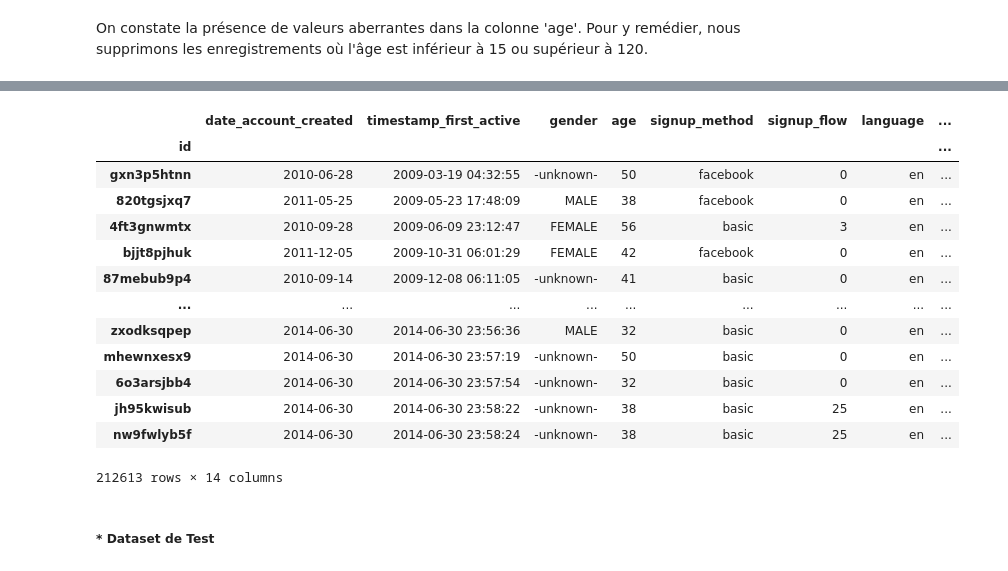
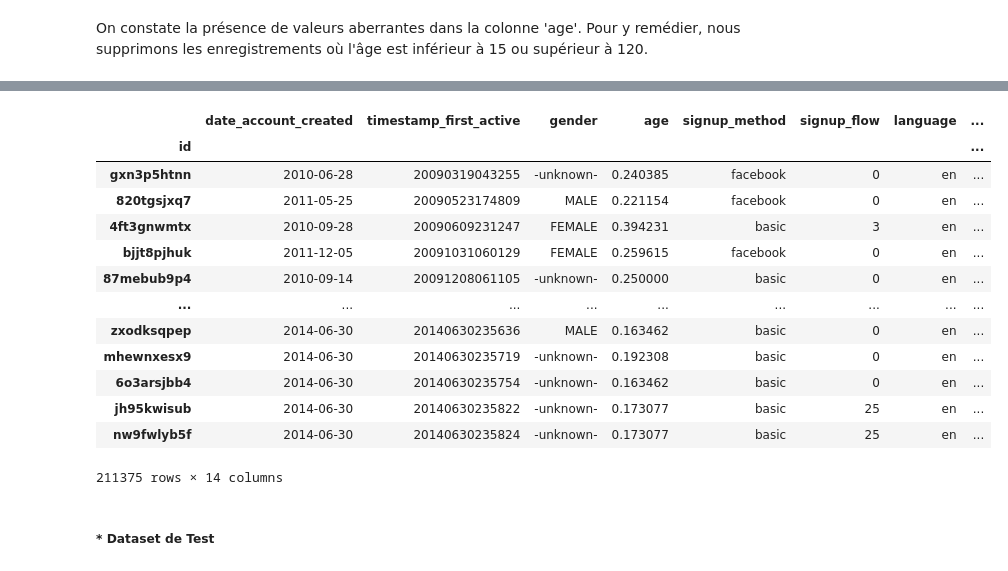
Before and after one commit to fayeboua/tp-a56, a Jupyter notebook: A56_TP-EDA_Transformation merged.ipynb, the cells around one changed output, grey strips where cells are left out. Cells and saved outputs as stored; diff of their text form; code cells hidden in the pictures.

```diff
--- a/A56_TP-EDA_Transformation merged.ipynb
+++ b/A56_TP-EDA_Transformation merged.ipynb
@@ -490,14 +520,17 @@ display(df_test)
 # %% [markdown]
 <span>La colonne 'age', présentant un nombre considérable (87990) de valeurs manquantes, nous utiliser une méthode de prédiction (RandomForest) au lieu d'un Immputer pour remplacer les données manquantes et évite d'aplatir la distribution des âges. C'est une méthode plus réaliste, surtout si l'âge a un impact sur la destination </span>
 # %%
-age_data = df[df['age'].notnull()]
+age_data = df_train[df_train['age'].notnull()]
 age_target = age_data['age']
 age_features = age_data.drop(['age'], axis=1).select_dtypes(include=[np.number])
+
 
 age_model = RandomForestRegressor()
 age_model.fit(age_features, age_target)
 
 # Prédire les valeurs manquantes dans 'age'
-missing_age_data = df[df['age'].isnull()]
+missing_age_data = df_train[df_train['age'].isnull()]
 predicted_ages = age_model.predict(missing_age_data.drop(['age'], axis=1).select_dtypes(include=[np.number]))
-df.loc[df['age'].isnull(), 'age'] = predicted_ages
+df_train.loc[df_train['age'].isnull(), 'age'] = predicted_ages
+
+display(df_train)
@@ -505,7 +553,7 @@ df.loc[df['age'].isnull(), 'age'] = predicted_ages
 <span>Remplacement des valeurs manquantes de 'first_affiliate_tracked' par sa valeur médiane</span>
 # %%
 # c. Remplacement de first_affiliate_tracked avec la médiane
-df['first_affiliate_tracked'].fillna(df['first_affiliate_tracked'].mode()[0], inplace=True)
+df_train['first_affiliate_tracked'].fillna(df_train['first_affiliate_tracked'].mode()[0], inplace=True)
 # %% [output]
 The behavior will change in pandas 3.0. This inplace method will never work because the intermediate object on which we are setting values always behaves as a copy.
 
@@ -528,8 +577,8 @@ plt.show()
 <span>On constate la présence de valeurs aberrantes dans la colonne 'age'. Pour y remédier, nous supprimons les enregistrements où l'âge est inférieur à 15 ou supérieur à 120.</span>
 # %%
 # 3. Correction/Suppression de valeurs aberrantes/erronées
-df = df[(df['age'] >= 15) & (df['age'] <= 120)]  # Suppression des âges aberrants
-df['age'] = df['age'].astype(int)
+df_train = df_train[(df_train['age'] >= 15) & (df_train['age'] <= 120)]  # Suppression des âges aberrants
+df_train['age'] = df_train['age'].astype(int)
 # %%
 # Afficher la distribution des valeurs de la colonne 'age'
 plt.figure(figsize=(10, 5))
@@ -543,0 +614,7 @@ plt.show()
+# %%
+from sklearn.preprocessing import MinMaxScaler
+
+scaler = MinMaxScaler()
+
+# Appliquer le scaler sur les données numériques
+df_train['age'] = scaler.fit_transform(df_train[['age']])
@@ -544,21 +633,21 @@ plt.show()
 # %%
 
-display(df)
+display(df_train)
 # %% [output]
 |  | date_account_created | timestamp_first_active | gender | age | signup_method | signup_flow | language | ... |
 | id |  |  |  |  |  |  |  | ... |
-| gxn3p5htnn | 2010-06-28 | 2009-03-19 04:32:55 | -unknown- | 50 | facebook | 0 | en | ... |
-| 820tgsjxq7 | 2011-05-25 | 2009-05-23 17:48:09 | MALE | 38 | facebook | 0 | en | ... |
-| 4ft3gnwmtx | 2010-09-28 | 2009-06-09 23:12:47 | FEMALE | 56 | basic | 3 | en | ... |
-| bjjt8pjhuk | 2011-12-05 | 2009-10-31 06:01:29 | FEMALE | 42 | facebook | 0 | en | ... |
-| 87mebub9p4 | 2010-09-14 | 2009-12-08 06:11:05 | -unknown- | 41 | basic | 0 | en | ... |
+| gxn3p5htnn | 2010-06-28 | 20090319043255 | -unknown- | 0.240385 | facebook | 0 | en | ... |
+| 820tgsjxq7 | 2011-05-25 | 20090523174809 | MALE | 0.221154 | facebook | 0 | en | ... |
+| 4ft3gnwmtx | 2010-09-28 | 20090609231247 | FEMALE | 0.394231 | basic | 3 | en | ... |
+| bjjt8pjhuk | 2011-12-05 | 20091031060129 | FEMALE | 0.259615 | facebook | 0 | en | ... |
+| 87mebub9p4 | 2010-09-14 | 20091208061105 | -unknown- | 0.250000 | basic | 0 | en | ... |
 | ... | ... | ... | ... | ... | ... | ... | ... | ... |
-| zxodksqpep | 2014-06-30 | 2014-06-30 23:56:36 | MALE | 32 | basic | 0 | en | ... |
-| mhewnxesx9 | 2014-06-30 | 2014-06-30 23:57:19 | -unknown- | 50 | basic | 0 | en | ... |
-| 6o3arsjbb4 | 2014-06-30 | 2014-06-30 23:57:54 | -unknown- | 32 | basic | 0 | en | ... |
-| jh95kwisub | 2014-06-30 | 2014-06-30 23:58:22 | -unknown- | 38 | basic | 25 | en | ... |
-| nw9fwlyb5f | 2014-06-30 | 2014-06-30 23:58:24 | -unknown- | 38 | basic | 25 | en | ... |
+| zxodksqpep | 2014-06-30 | 20140630235636 | MALE | 0.163462 | basic | 0 | en | ... |
+| mhewnxesx9 | 2014-06-30 | 20140630235719 | -unknown- | 0.192308 | basic | 0 | en | ... |
+| 6o3arsjbb4 | 2014-06-30 | 20140630235754 | -unknown- | 0.163462 | basic | 0 | en | ... |
+| jh95kwisub | 2014-06-30 | 20140630235822 | -unknown- | 0.173077 | basic | 25 | en | ... |
+| nw9fwlyb5f | 2014-06-30 | 20140630235824 | -unknown- | 0.173077 | basic | 25 | en | ... |
-212613 rows × 14 columns
+211375 rows × 14 columns
 # %% [markdown]
 ##### * Dataset de Test
 # %% [markdown]
```
Also changed, not shown: parts of 51 cells of this notebook, 2 other files.
